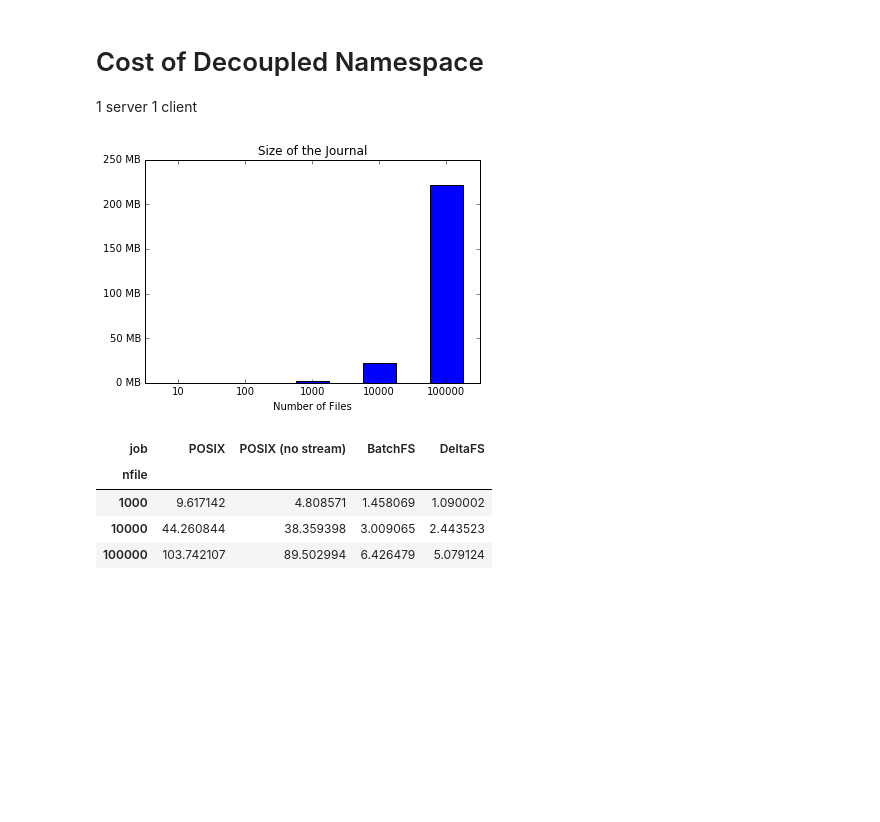
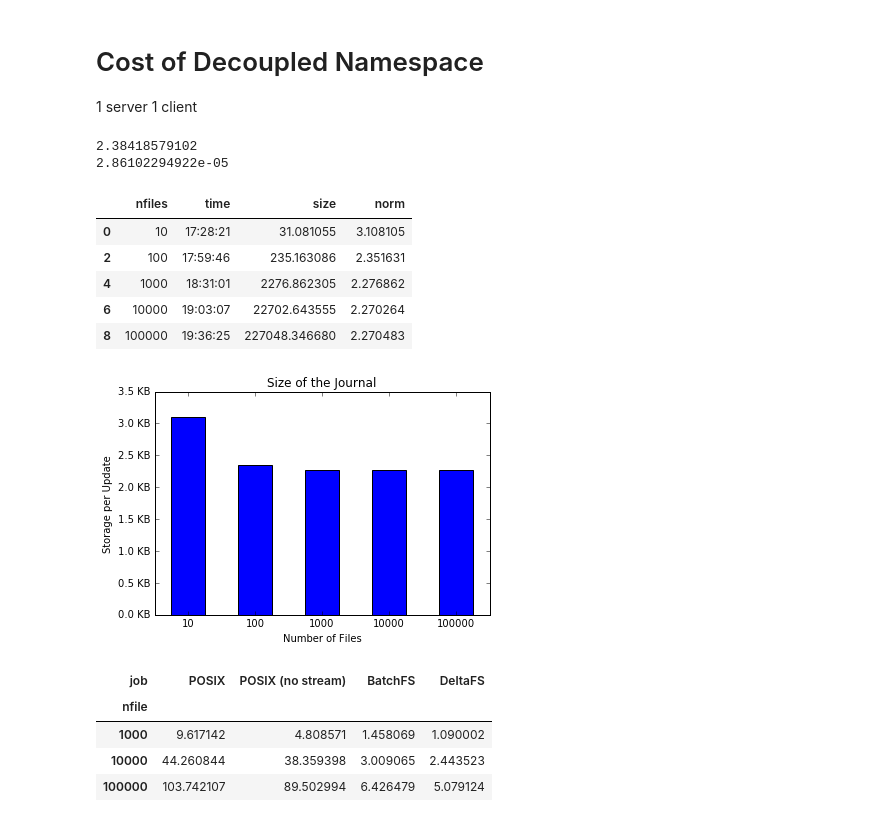
Before and after one commit to michaelsevilla/anonymous-popper, a Jupyter notebook: viz-decoupled.ipynb, the cells around one changed output. Saved outputs shown, nothing was run; the diff lists cells and outputs as text; code cells hidden in the pictures; blank space fills up the shorter version.

```diff
--- a/viz-decoupled.ipynb
+++ b/viz-decoupled.ipynb
@@ -33,24 +33,39 @@ def mdtest(fname):
 # %%
 df = pd.DataFrame(columns=['nfiles', 'time', 'size'])
 
 exp = "experiments/fuse/batchfs/results-all/results-run0/*/fsize.txt"
 for fname in sorted(glob.glob(exp)):
     with open(fname) as f:
         d = pd.read_csv(f, names=['nfiles', 'time', 'size'])
-        d['size'] = d['size']/(1024*1024)
+        d['size'] = d['size']/(1024)
         df = df.append(d, ignore_index=True)
 
 df = df.drop_duplicates('nfiles')
 fig, ax = plt.subplots(1, 1)
-df.plot.bar(x='nfiles', y='size', ax=ax)
+df['norm'] = df['size']/df['nfiles']
+df.plot.bar(x='nfiles', y='norm', ax=ax)
 ax.set_title("Size of the Journal")
 ax.set_xticklabels([10, 100, 1000, 10000, 100000], rotation=0)
 ax.set_xlabel("Number of Files")
-ax.yaxis.set_major_formatter(FormatStrFormatter('%.0f MB'))
+ax.set_ylabel("Storage per Update")
+ax.yaxis.set_major_formatter(FormatStrFormatter('%.1f KB'))
 ax.legend().remove()
 fig.savefig('paper/graphs/behavior-journal-size.png', dpi=400)
+
+print ((2.5)*1024*1000000)/(1024*1024*1024)
+print ((2.5)*1024*(10^6))/(1024*1024*1024)
+
+df
 # %% [output]
+2.38418579102
+2.86102294922e-05
+|  | nfiles | time | size | norm |
+| 0 | 10 | 17:28:21 | 31.081055 | 3.108105 |
+| 2 | 100 | 17:59:46 | 235.163086 | 2.351631 |
+| 4 | 1000 | 18:31:01 | 2276.862305 | 2.276862 |
+| 6 | 10000 | 19:03:07 | 22702.643555 | 2.270264 |
+| 8 | 100000 | 19:36:25 | 227048.346680 | 2.270483 |
-[figure, old version]
+[figure, new version]
 # %%
 fig, ax = plt.subplots(1, 1)
 exp   = "experiments/fuse/batchfs/results-all/"
```
Also changed, not shown: parts of 5 cells of this notebook, 4 other files.
